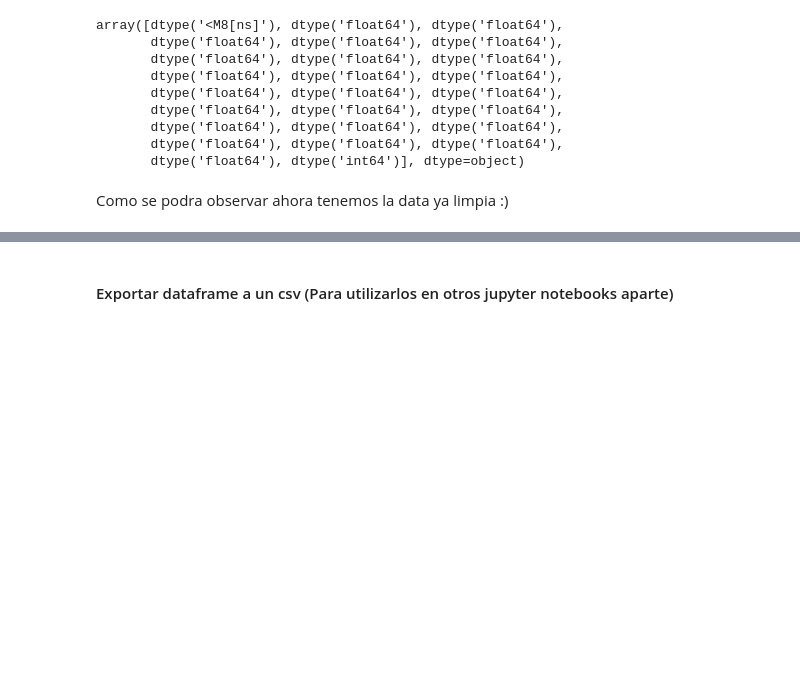
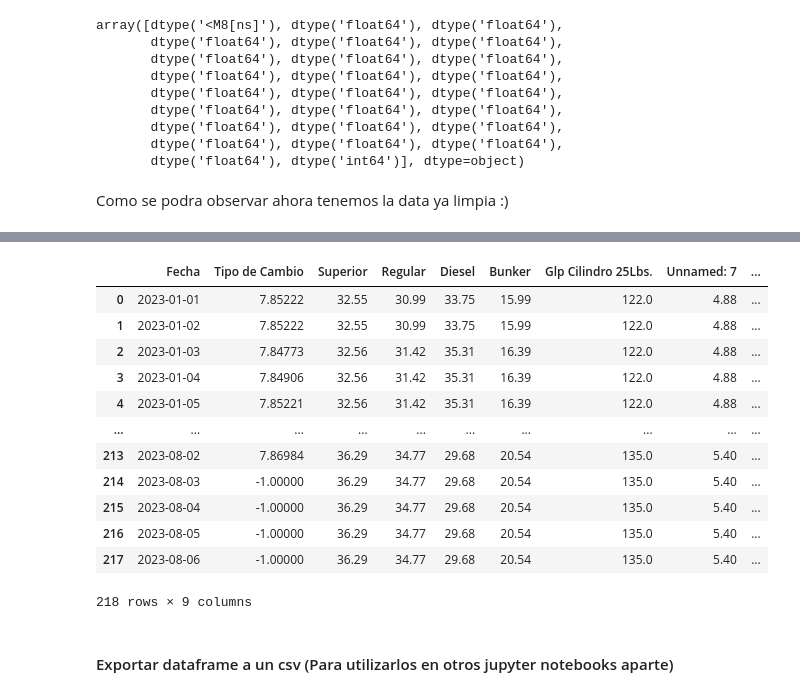
Before and after one commit to CrisLayB/DataScience_Lab02, a Jupyter notebook: 0_CleanData.ipynb, the cells around one changed output, grey strips where cells are left out. Cells and saved outputs as stored; diff of their text form; code cells hidden in the pictures; blank space fills up the shorter version.

Commit message:
National Prices Mean Done

```diff
--- a/0_CleanData.ipynb
+++ b/0_CleanData.ipynb
@@ -51,3 +51,6 @@ df_import
 | 269 | NaN | NaN | NaN | NaN | NaN | NaN | NaN | ... |
 | 270 | Fuente: informes mensuales de tit... | NaN | NaN | NaN | NaN | NaN | NaN | ... |
 271 rows × 25 columns
+# %%
+df_national_prices = pd.read_excel("data/Precios-Promedio-Nacionales-Diarios-2023.xlsx")
+df_national_prices
@@ -488,3 +622,36 @@ Como se podra observar ahora tenemos la data ya limpia :)
+# %%
+df_national_prices = df_national_prices.fillna(-1)
+
+df_national_prices.drop(df_national_prices.index[-2:], inplace=True)
+
+df_national_prices.rename(columns={'FECHA':'Fecha'}, inplace=True)
+
+# Se eliminaran las columas que no tienen fecha ya que es importante
+df_national_prices = df_national_prices[df_national_prices['Fecha'] != -1]
+
+# Ahora se optara por obtener exclusivamente la fecha de la columna fecha
+df_national_prices['Fecha'] = pd.to_datetime(df_national_prices['Fecha'])
+df_national_prices['Fecha'] = df_national_prices['Fecha'].dt.date
+df_national_prices['Fecha'] = pd.to_datetime(df_national_prices['Fecha'])
+
+# Se procurara tener una columan adicional para tener solamente el año para más facilidad
+df_national_prices['Anio'] = df_national_prices['Fecha'].dt.year
+# %%
+df_national_prices
+# %% [output]
+|  | Fecha | Tipo de Cambio | Superior | Regular | Diesel | Bunker | Glp Cilindro 25Lbs. | Unnamed: 7 | ... |
+| 0 | 2023-01-01 | 7.85222 | 32.55 | 30.99 | 33.75 | 15.99 | 122.0 | 4.88 | ... |
+| 1 | 2023-01-02 | 7.85222 | 32.55 | 30.99 | 33.75 | 15.99 | 122.0 | 4.88 | ... |
+| 2 | 2023-01-03 | 7.84773 | 32.56 | 31.42 | 35.31 | 16.39 | 122.0 | 4.88 | ... |
+| 3 | 2023-01-04 | 7.84906 | 32.56 | 31.42 | 35.31 | 16.39 | 122.0 | 4.88 | ... |
+| 4 | 2023-01-05 | 7.85221 | 32.56 | 31.42 | 35.31 | 16.39 | 122.0 | 4.88 | ... |
+| ... | ... | ... | ... | ... | ... | ... | ... | ... | ... |
+| 213 | 2023-08-02 | 7.86984 | 36.29 | 34.77 | 29.68 | 20.54 | 135.0 | 5.40 | ... |
+| 214 | 2023-08-03 | -1.00000 | 36.29 | 34.77 | 29.68 | 20.54 | 135.0 | 5.40 | ... |
+| 215 | 2023-08-04 | -1.00000 | 36.29 | 34.77 | 29.68 | 20.54 | 135.0 | 5.40 | ... |
+| 216 | 2023-08-05 | -1.00000 | 36.29 | 34.77 | 29.68 | 20.54 | 135.0 | 5.40 | ... |
+| 217 | 2023-08-06 | -1.00000 | 36.29 | 34.77 | 29.68 | 20.54 | 135.0 | 5.40 | ... |
+218 rows × 9 columns
 # %% [markdown]
 #### Exportar dataframe a un csv (Para utilizarlos en otros jupyter notebooks aparte)
 # %%
```
Also changed, not shown: parts of 11 cells of this notebook, 2 other files.
